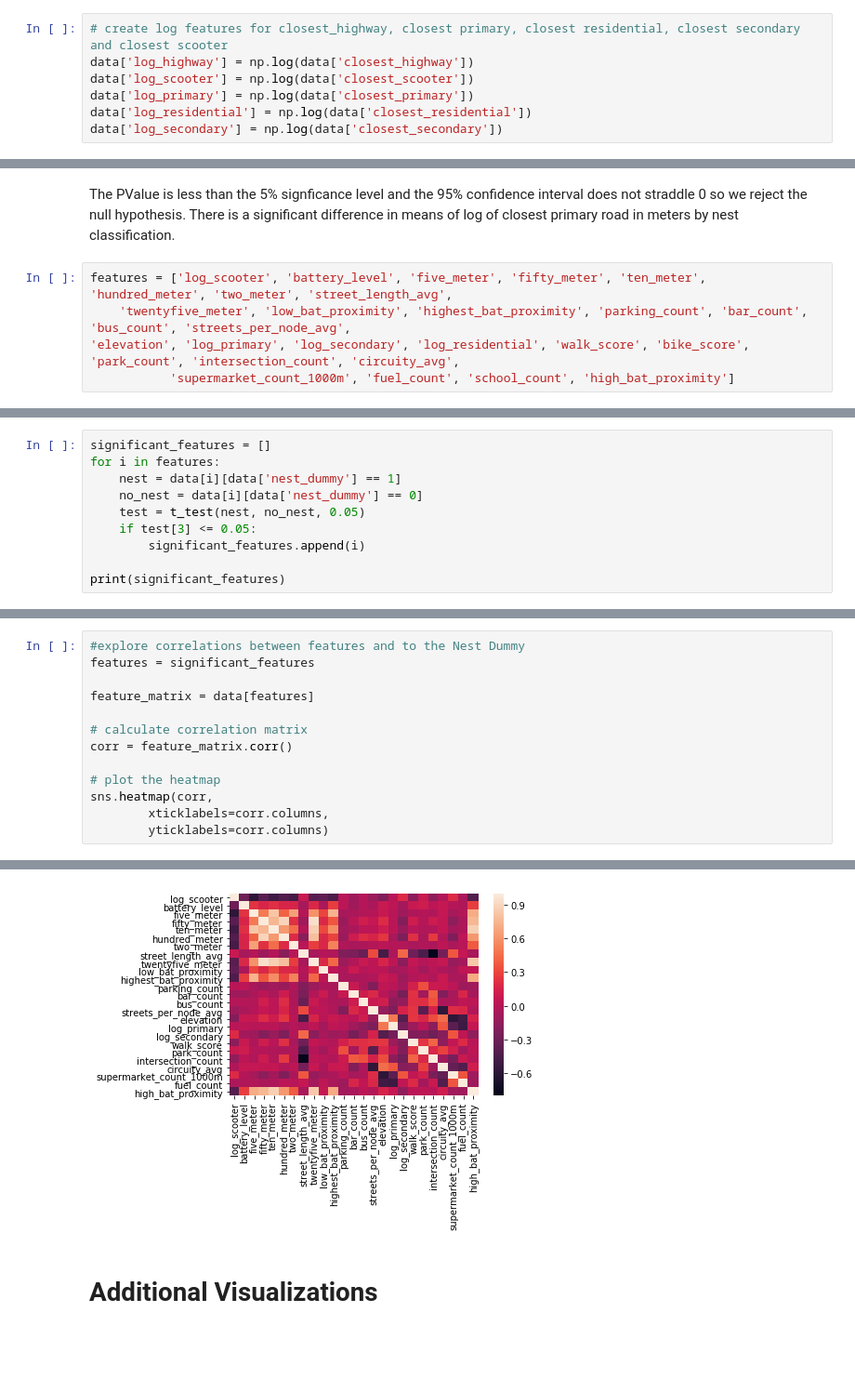
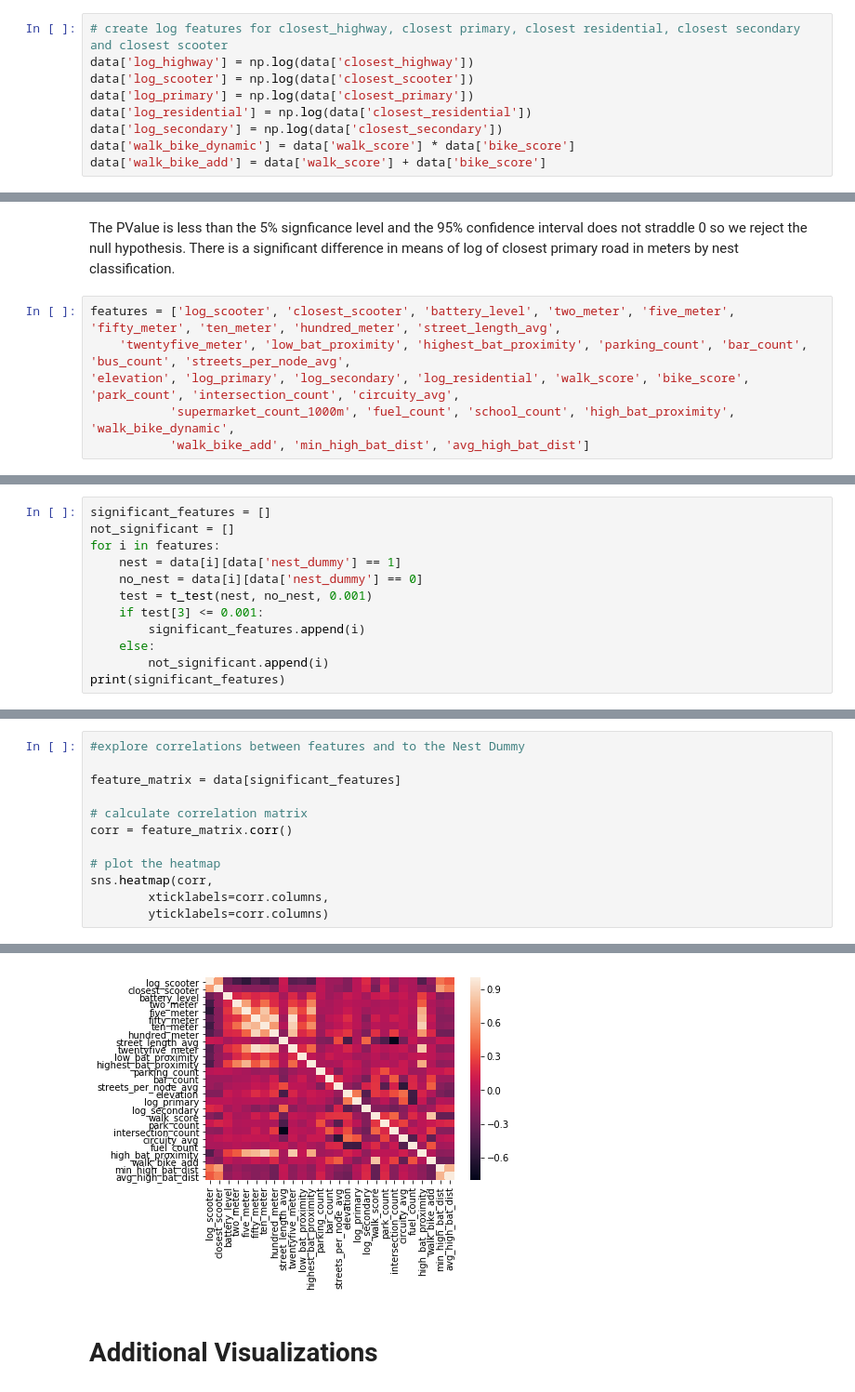
Before and after one commit to perryrjohnson/Bird_DS, a Jupyter notebook: Visualizations/external_notebook.ipynb, the cells around one changed output, grey strips where cells are left out. Shown at 93% size. Drawn from its saved outputs; the diff is of its cells as text; blank space fills up the shorter version.

```diff
--- a/Visualizations/external_notebook.ipynb
+++ b/Visualizations/external_notebook.ipynb
@@ -44,6 +44,8 @@ data['log_scooter'] = np.log(data['closest_scooter'])
 data['log_primary'] = np.log(data['closest_primary'])
 data['log_residential'] = np.log(data['closest_residential'])
 data['log_secondary'] = np.log(data['closest_secondary'])
+data['walk_bike_dynamic'] = data['walk_score'] * data['bike_score']
+data['walk_bike_add'] = data['walk_score'] + data['bike_score']
 # %% [markdown]
 # Plotting Distributions
 # %%
@@ -301,7 +305,8 @@ dtype: float64
 # %% [markdown]
 The PValue is less than the 5% signficance level and the 95% confidence interval does not straddle 0 so we reject the null hypothesis. There is a significant difference in means of log of closest primary road in meters by nest classification.
 # %%
-features = ['log_scooter', 'battery_level', 'five_meter', 'fifty_meter', 'ten_meter', 'hundred_meter', 'two_meter', 'street_length_avg',
+features = ['log_scooter', 'closest_scooter', 'battery_level', 'two_meter', 'five_meter', 'fifty_meter', 'ten_meter', 'hundred_meter', 'street_length_avg',
     'twentyfive_meter', 'low_bat_proximity', 'highest_bat_proximity', 'parking_count', 'bar_count', 'bus_count', 'streets_per_node_avg',
 'elevation', 'log_primary', 'log_secondary', 'log_residential', 'walk_score', 'bike_score', 'park_count', 'intersection_count', 'circuity_avg',
-           'supermarket_count_1000m', 'fuel_count', 'school_count', 'high_bat_proximity']
+           'supermarket_count_1000m', 'fuel_count', 'school_count', 'high_bat_proximity', 'walk_bike_dynamic',
+           'walk_bike_add', 'min_high_bat_dist', 'avg_high_bat_dist']
@@ -312,11 +320,13 @@ len(features)
 # %%
 significant_features = []
+not_significant = []
 for i in features:
     nest = data[i][data['nest_dummy'] == 1]
     no_nest = data[i][data['nest_dummy'] == 0]
-    test = t_test(nest, no_nest, 0.05)
-    if test[3] <= 0.05:
+    test = t_test(nest, no_nest, 0.001)
+    if test[3] <= 0.001:
         significant_features.append(i)
-
+    else:
+        not_significant.append(i)
 print(significant_features)
 # %% [output]
@@ -324,19 +342,18 @@ print(significant_features)
 # %%
 #explore correlations between features and to the Nest Dummy
-features = significant_features
 
-feature_matrix = data[features]
+feature_matrix = data[significant_features]
 
 # calculate correlation matrix
 corr = feature_matrix.corr()
 
 # plot the heatmap
 sns.heatmap(corr,
         xticklabels=corr.columns,
         yticklabels=corr.columns)
 # %% [output]
 <matplotlib.axes._subplots.AxesSubplot at 0x...>
-[figure, old version]
+[figure, new version]
 # %% [markdown]
 # Additional Visualizations
 # %%
```
Also changed, not shown: parts of 23 cells of this notebook.
